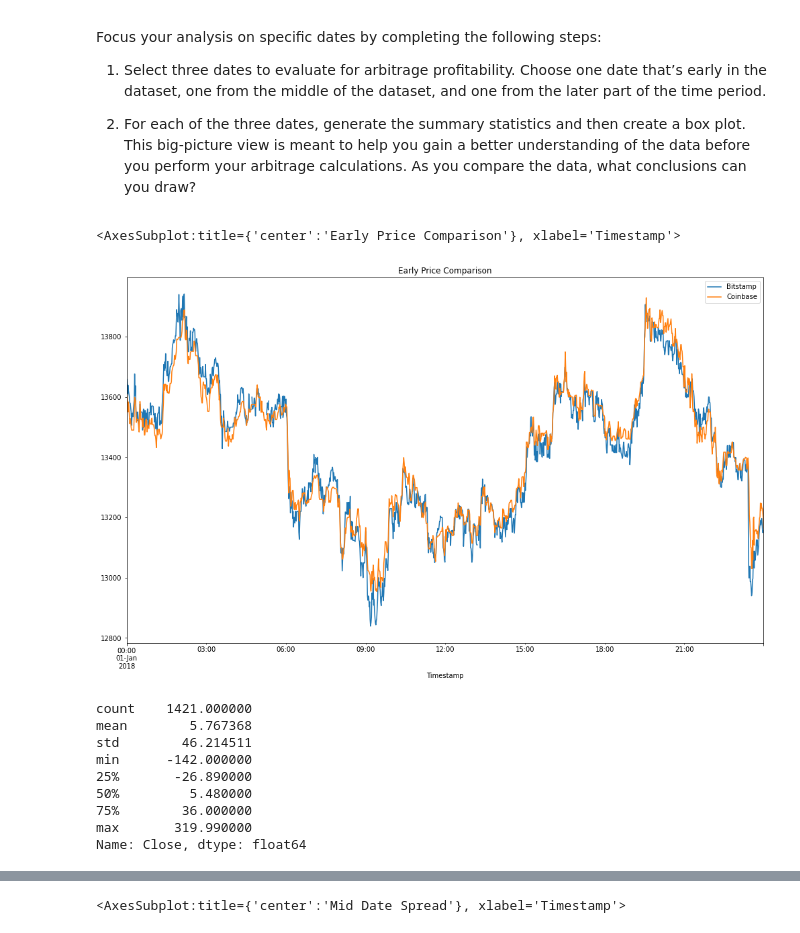
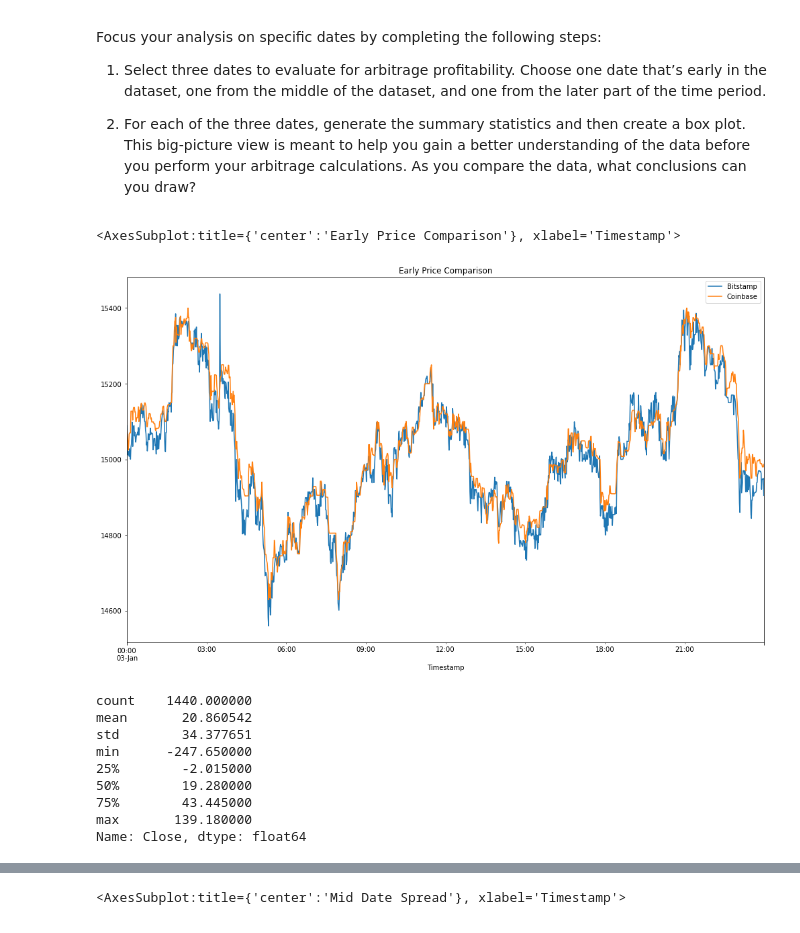
Before and after one commit to etanwinograd/Challenge3, a Jupyter notebook: crypto_arbitrage.ipynb, the cells around one changed output, grey strips where cells are left out. Saved outputs shown, nothing was run; the diff lists cells and outputs as text; code cells hidden in the pictures.

```diff
--- a/crypto_arbitrage.ipynb
+++ b/crypto_arbitrage.ipynb
@@ -394,30 +392,30 @@ Focus your analysis on specific dates by completing the following steps:
 # %%
 # Create an overlay plot that visualizes the two dataframes over a period of one day early in the dataset.
 # Be sure that the plots include the parameters `legend`, `figsize`, `title`, `color` and `label`
 # YOUR CODE HERE
 
-ax = bitstamp_sliced["2018-01-01"].plot(legend=True, label = "Bitstamp")
-coinbase_sliced["2018-01-01"].plot(ax=ax, legend = True, figsize=(17, 10), title="Early Price Comparison", label = "Coinbase")
+ax = bitstamp_sliced["2018-01-03"].plot(legend=True, label = "Bitstamp")
+coinbase_sliced["2018-01-03"].plot(ax=ax, legend = True, figsize=(17, 10), title="Early Price Comparison", label = "Coinbase")
 # %% [output]
 <AxesSubplot:title={'center':'Early Price Comparison'}, xlabel='Timestamp'>
-[figure, old version]
+[figure, new version]
 # %%
 # Using the early date that you have selected, calculate the arbitrage spread
 # by subtracting the bitstamp lower closing prices from the coinbase higher closing prices
 # YOUR CODE HERE
-arbitrage_spread_early = coinbase_sliced["2018-01-01"] - bitstamp_sliced["2018-01-01"]
+arbitrage_spread_early = coinbase_sliced["2018-01-03"] - bitstamp_sliced["2018-01-03"]
 # Generate summary statistics for the early DataFrame
 # YOUR CODE HERE
 arbitrage_spread_early.describe()
 # %% [output]
-count    1421.000000
-mean        5.767368
-std        46.214511
-min      -142.000000
-25%       -26.890000
-50%         5.480000
-75%        36.000000
-max       319.990000
+count    1440.000000
+mean       20.860542
+std        34.377651
+min      -247.650000
+25%        -2.015000
+50%        19.280000
+75%        43.445000
+max       139.180000
 Name: Close, dtype: float64
 # %%
 # Visualize the arbitrage spread from early in the dataset in a box plot
```
Also changed, not shown: parts of 9 cells of this notebook.
